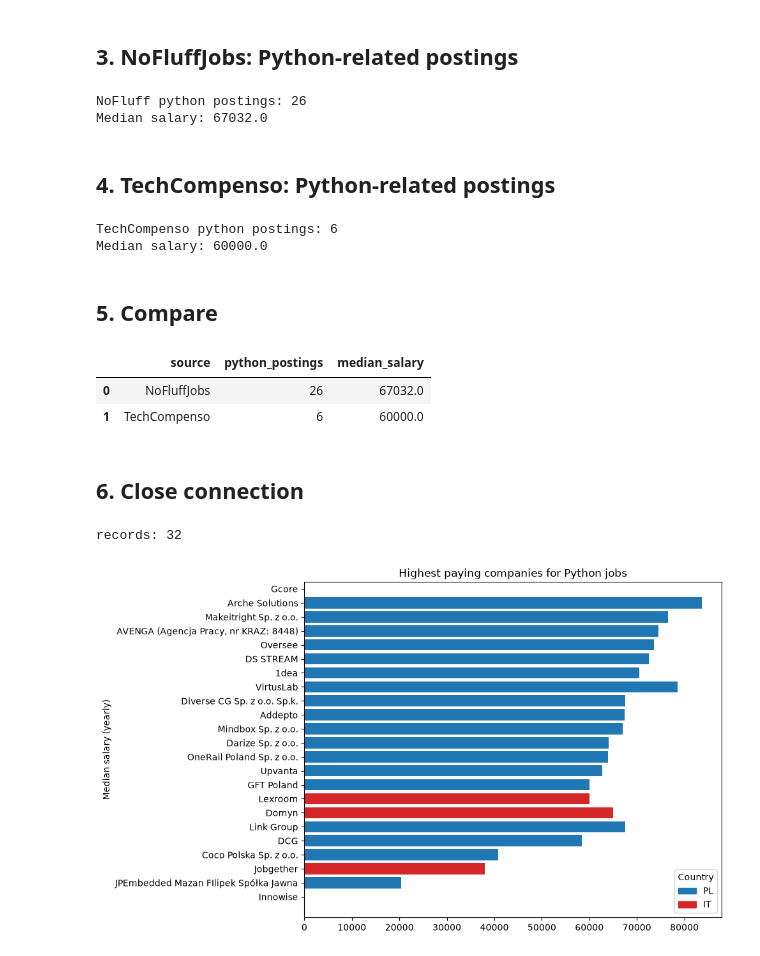
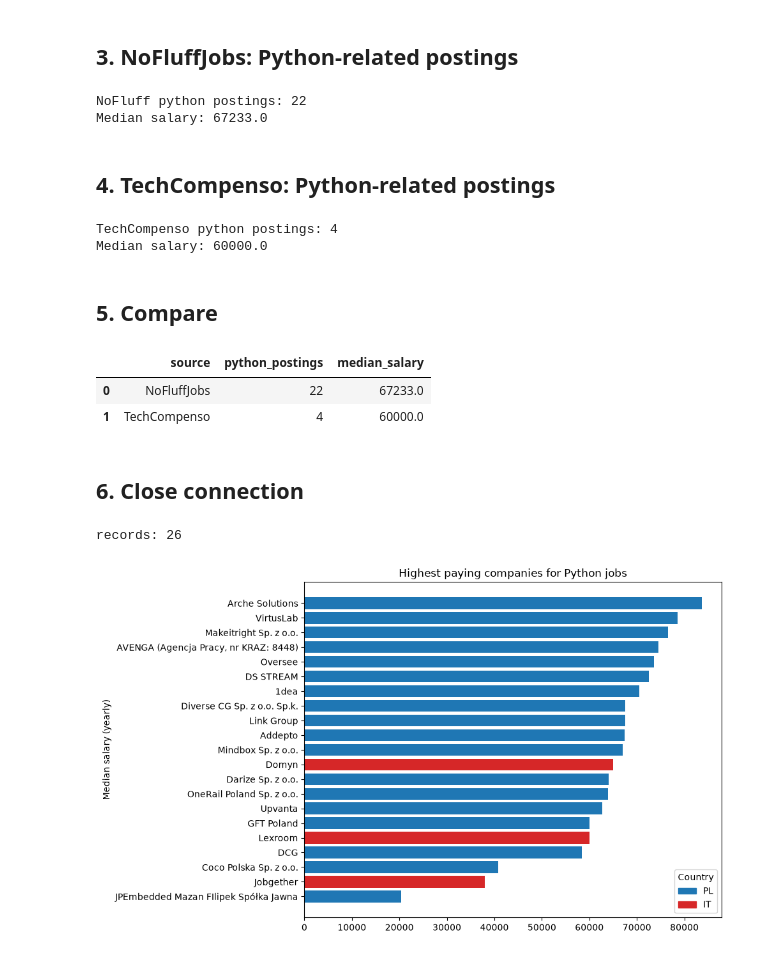
Before and after one commit to Luca-Terrazzan/next_in_tech_28102026, a Jupyter notebook: salary_analysis.ipynb, the cells around one changed output. Saved outputs shown, nothing was run; the diff lists cells and outputs as text; code cells hidden in the pictures.

```diff
--- a/salary_analysis.ipynb
+++ b/salary_analysis.ipynb
@@ -15,24 +15,24 @@ conn = sqlite3.connect("job_postings.db")
 # %% [markdown]
 ## 3. NoFluffJobs: Python-related postings
 # %%
-nf = pd.read_sql("SELECT * FROM nofluff WHERE title LIKE '%python%' OR category LIKE '%python%' OR technology LIKE '%python%'", conn)
+nf = pd.read_sql("SELECT * FROM nofluff WHERE (title LIKE '%python%' OR category LIKE '%python%' OR technology LIKE '%python%') AND `salary.from` > 0 AND `salary.to` > 0", conn)
 nf_py = nf.copy()
 nf_py["median_salary"] = (nf_py["salary.from"] + nf_py["salary.to"]) / 2 * 12  # monthly -> yearly
 print("NoFluff python postings:", len(nf_py))
 print("Median salary:", nf_py["median_salary"].median())
 # %% [output]
-NoFluff python postings: 26
-Median salary: 67032.0
+NoFluff python postings: 22
+Median salary: 67233.0
 # %% [markdown]
 ## 4. TechCompenso: Python-related postings
 # %%
-tc = pd.read_sql("SELECT * FROM techcompenso WHERE title LIKE '%python%' OR tags LIKE '%python%'", conn)
+tc = pd.read_sql("SELECT * FROM techcompenso WHERE (title LIKE '%python%' OR tags LIKE '%python%') AND salary_min > 0 AND salary_max > 0", conn)
 tc_py = tc.copy()
 tc_py["median_salary"] = (tc_py["salary_min"] + tc_py["salary_max"]) / 2
 print("TechCompenso python postings:", len(tc_py))
 print("Median salary:", tc_py["median_salary"].median())
 # %% [output]
-TechCompenso python postings: 6
+TechCompenso python postings: 4
 Median salary: 60000.0
 # %% [markdown]
 ## 5. Compare
@@ -45,39 +45,40 @@ comparison = pd.DataFrame({
 comparison
 # %% [output]
 |  | source | python_postings | median_salary |
-| 0 | NoFluffJobs | 26 | 67032.0 |
-| 1 | TechCompenso | 6 | 60000.0 |
+| 0 | NoFluffJobs | 22 | 67233.0 |
+| 1 | TechCompenso | 4 | 60000.0 |
 # %% [markdown]
 ## 6. Close connection
 # %%
 import matplotlib.pyplot as plt
 
 # Top paying companies for Python jobs (combined), with country
 nf_top = nf_py[["name", "median_salary"]].copy()
 nf_top["company"] = nf_top["name"]
 nf_top["country"] = "PL"  # NoFluffJobs postings are mostly Poland
 tc_top = tc_py[["company", "median_salary"]].copy()
 tc_top["country"] = "IT"  # TechCompenso is Italy
 all_py = pd.concat([nf_top[["company", "median_salary", "country"]], tc_top[["company", "median_salary", "country"]]], ignore_index=True)
-top = all_py.sort_values("median_salary", ascending=True)
+top = all_py.sort_values("median_salary", ascending=False)
 print("records:", len(top))
 
 colors = {"PL": "#1f77b4", "IT": "#d62728"}
 bar_colors = [colors.get(c, "gray") for c in top["country"]]
 
 plt.figure(figsize=(10, 6))
 plt.barh(top["company"], top["median_salary"], color=bar_colors)
 plt.title("Highest paying companies for Python jobs")
 plt.ylabel("Median salary (yearly)")
 plt.yticks()
 # legend
 from matplotlib.patches import Patch
 handles = [Patch(color=colors[k], label=k) for k in colors]
 plt.legend(handles=handles, title="Country")
+plt.gca().invert_yaxis()
 plt.tight_layout()
 plt.show()
 # %% [output]
-records: 32
+records: 26
-[figure, old version]
+[figure, new version]
 # %%
 conn.close()
```
Also changed, not shown: parts of 2 cells of this notebook.
